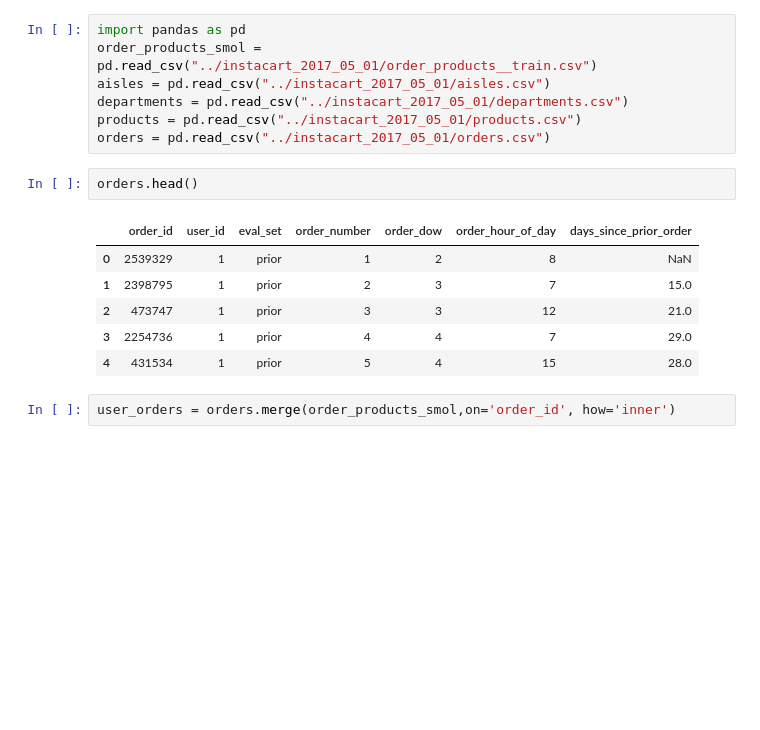
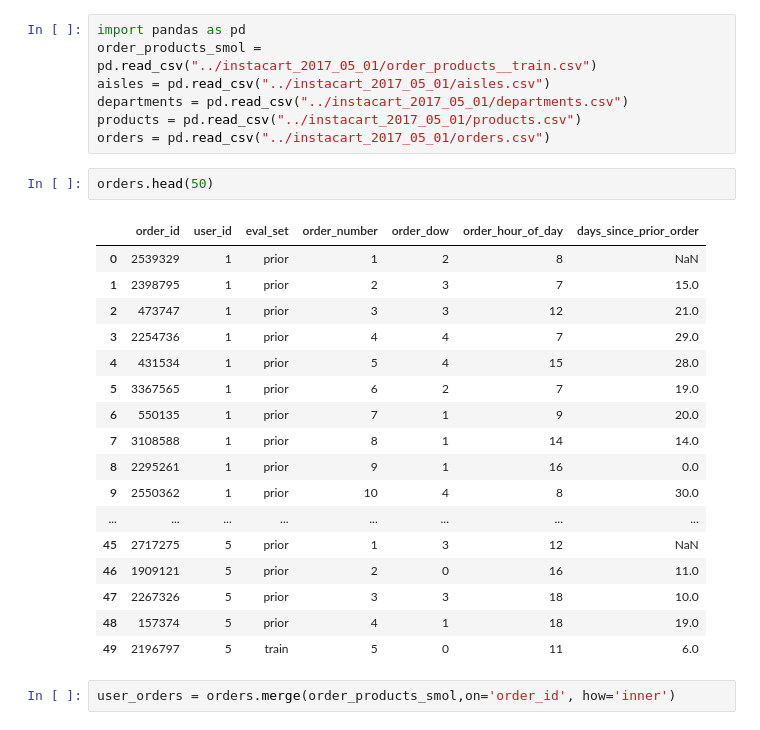
Before and after one commit to paw-lu/Instacart-data, a Jupyter notebook: Recommender/SVD.ipynb, the cells around one changed output. Drawn from its saved outputs; the diff is of its cells as text; blank space fills up the shorter version.

```diff
--- a/Recommender/SVD.ipynb
+++ b/Recommender/SVD.ipynb
@@ -6,14 +6,25 @@ departments = pd.read_csv("../instacart_2017_05_01/departments.csv")
 products = pd.read_csv("../instacart_2017_05_01/products.csv")
 orders = pd.read_csv("../instacart_2017_05_01/orders.csv")
 # %%
-orders.head()
+orders.head(50)
 # %% [output]
 |  | order_id | user_id | eval_set | order_number | order_dow | order_hour_of_day | days_since_prior_order |
 | 0 | 2539329 | 1 | prior | 1 | 2 | 8 | NaN |
 | 1 | 2398795 | 1 | prior | 2 | 3 | 7 | 15.0 |
 | 2 | 473747 | 1 | prior | 3 | 3 | 12 | 21.0 |
 | 3 | 2254736 | 1 | prior | 4 | 4 | 7 | 29.0 |
 | 4 | 431534 | 1 | prior | 5 | 4 | 15 | 28.0 |
+| 5 | 3367565 | 1 | prior | 6 | 2 | 7 | 19.0 |
+| 6 | 550135 | 1 | prior | 7 | 1 | 9 | 20.0 |
+| 7 | 3108588 | 1 | prior | 8 | 1 | 14 | 14.0 |
+| 8 | 2295261 | 1 | prior | 9 | 1 | 16 | 0.0 |
+| 9 | 2550362 | 1 | prior | 10 | 4 | 8 | 30.0 |
+| ... | ... | ... | ... | ... | ... | ... | ... |
+| 45 | 2717275 | 5 | prior | 1 | 3 | 12 | NaN |
+| 46 | 1909121 | 5 | prior | 2 | 0 | 16 | 11.0 |
+| 47 | 2267326 | 5 | prior | 3 | 3 | 18 | 10.0 |
+| 48 | 157374 | 5 | prior | 4 | 1 | 18 | 19.0 |
+| 49 | 2196797 | 5 | train | 5 | 0 | 11 | 6.0 |
 # %%
 user_orders = orders.merge(order_products_smol,on='order_id', how='inner')
 # %%
```
Also changed, not shown: parts of 6 cells of this notebook, 2 other files.
